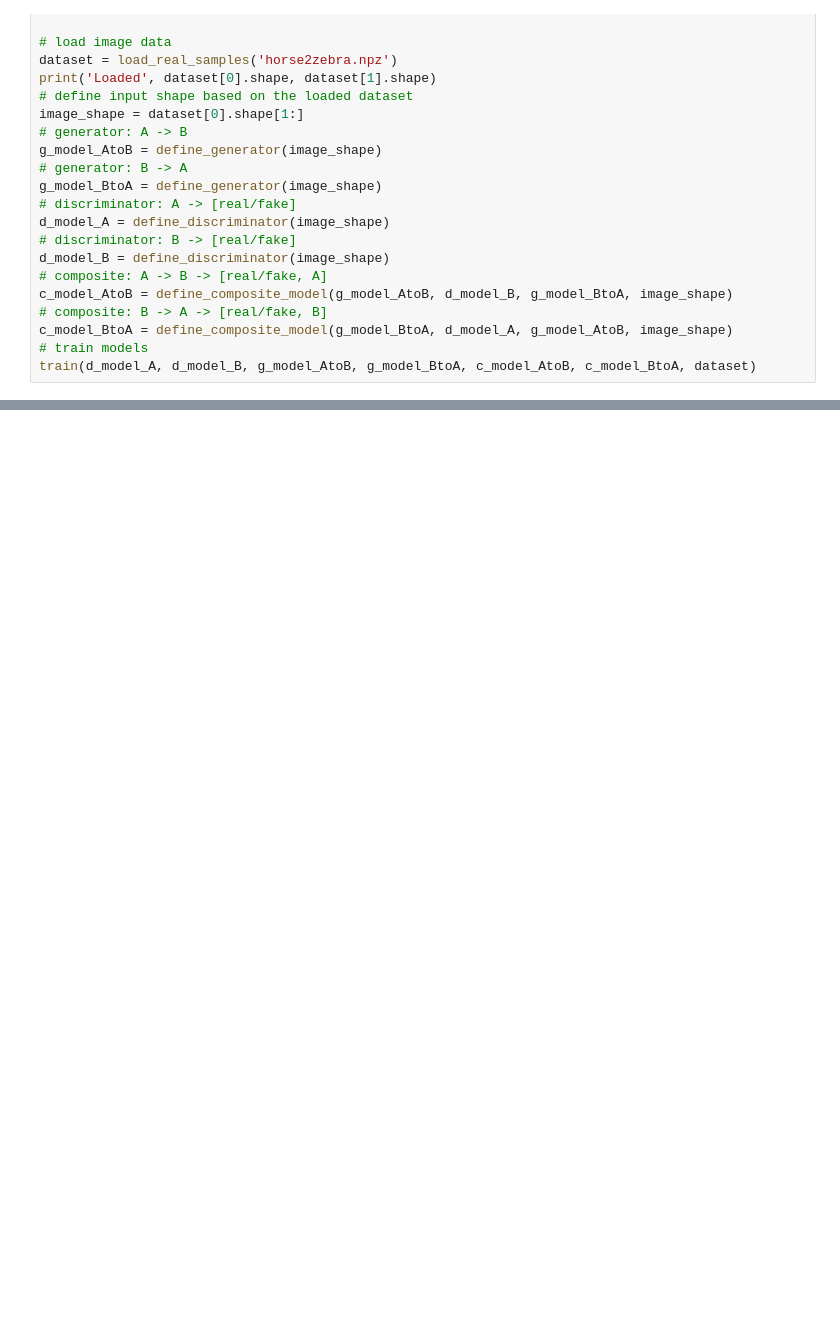
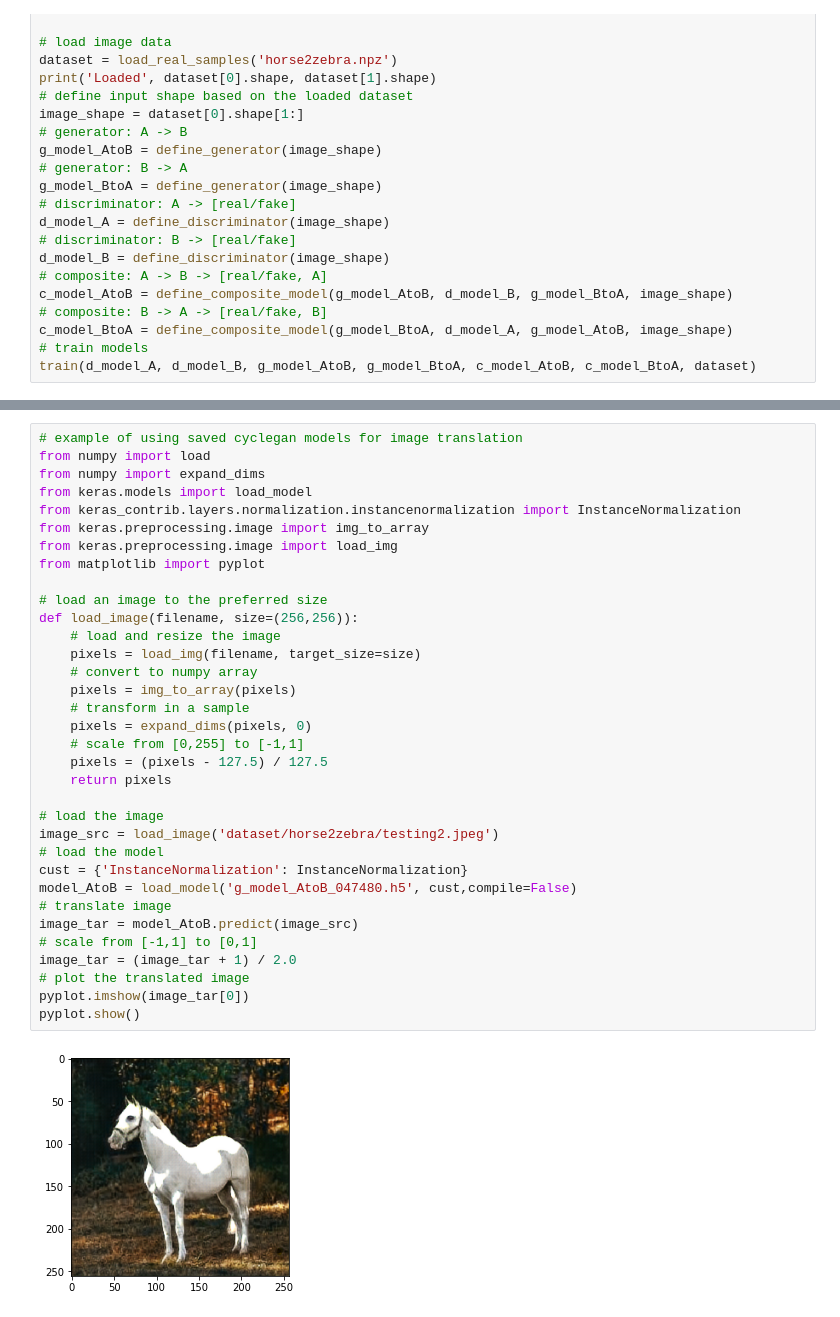
Before and after one commit to methmal1997/cycleGAN, a Jupyter notebook: download.ipynb, the cells around one changed output, grey strips where cells are left out. Drawn from its saved outputs; the diff is of its cells as text; blank space fills up the shorter version.

```diff
--- a/download.ipynb
+++ b/download.ipynb
@@ -598,0 +733,36 @@ train(d_model_A, d_model_B, g_model_AtoB, g_model_BtoA, c_model_AtoB, c_model_Bt
+# %%
+# example of using saved cyclegan models for image translation
+from numpy import load
+from numpy import expand_dims
+from keras.models import load_model
+from keras_contrib.layers.normalization.instancenormalization import InstanceNormalization
+from keras.preprocessing.image import img_to_array
+from keras.preprocessing.image import load_img
+from matplotlib import pyplot
+
+# load an image to the preferred size
+def load_image(filename, size=(256,256)):
+	# load and resize the image
+	pixels = load_img(filename, target_size=size)
+	# convert to numpy array
+	pixels = img_to_array(pixels)
+	# transform in a sample
+	pixels = expand_dims(pixels, 0)
+	# scale from [0,255] to [-1,1]
+	pixels = (pixels - 127.5) / 127.5
+	return pixels
+
+# load the image
+image_src = load_image('dataset/horse2zebra/testing2.jpeg')
+# load the model
+cust = {'InstanceNormalization': InstanceNormalization}
+model_AtoB = load_model('g_model_AtoB_047480.h5', cust,compile=False)
+# translate image
+image_tar = model_AtoB.predict(image_src)
+# scale from [-1,1] to [0,1]
+image_tar = (image_tar + 1) / 2.0
+# plot the translated image
+pyplot.imshow(image_tar[0])
+pyplot.show()
+# %% [output]
+[figure, added]
```
Also changed, not shown: parts of 11 cells of this notebook.
